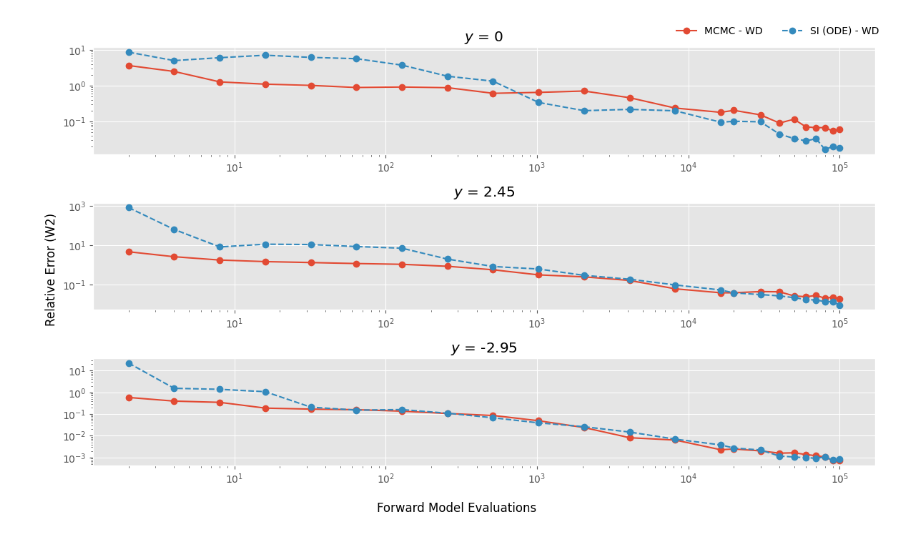
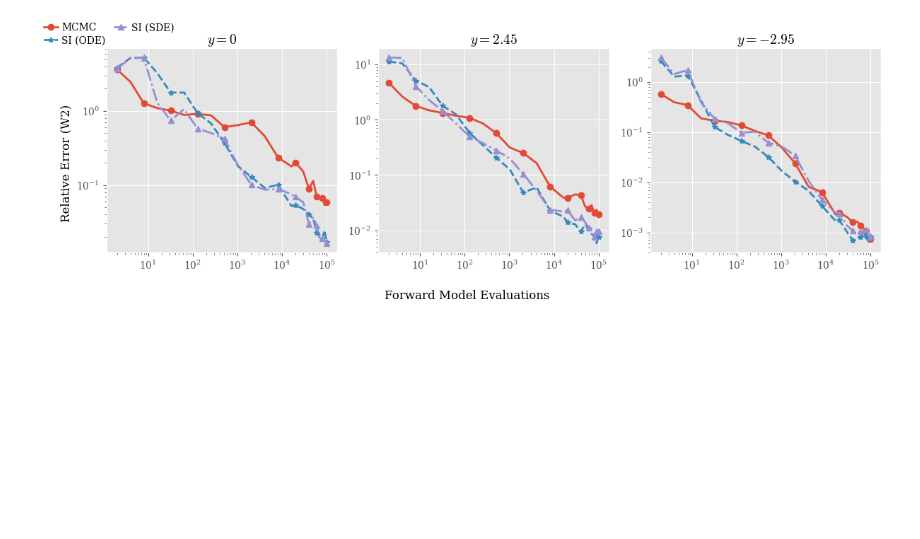
Before and after one commit to abjohnson117/TransportVsMcmcExperiments, a Jupyter notebook: 8gaussians/conv_plots.ipynb, the cells around one changed output. Saved outputs shown, nothing was run; the diff lists cells and outputs as text; code cells hidden in the pictures; blank space fills up the shorter version.

```diff
--- a/8gaussians/conv_plots.ipynb
+++ b/8gaussians/conv_plots.ipynb
@@ -3,6 +3,13 @@ import numpy as np
 import matplotlib.pyplot as plt
 
 plt.style.use("ggplot")
+
+import matplotlib as mpl
+
+mpl.rcParams.update({
+    "font.family": "serif",
+    "mathtext.fontset": "cm",   # Computer Modern math
+})
 # %%
 si_array = np.zeros((10, 23))
 for i in range(10):
@@ -39,40 +46,61 @@ mcmc_0 = np.load("mcmc_results_0/avg_wd_mcmc.npy")
 mcmc_2 = np.load("mcmc_results_2/avg_wd_mcmc.npy")
 sample_no_list = np.load("sample_no_list.npy").tolist()
 # %%
-fig, ax = plt.subplots(3, 1, figsize=(12,7))
+eps = 1e-300
 
-ax[0].plot(sample_no_list, mcmc_0, marker="o", label="MCMC - WD")
-ax[0].plot(sample_no_list, ode_mean0, marker="o", linestyle="dashed", label="SI (ODE) - WD")
-# ax[0].plot(sample_no_list, sde_mean0, marker="o", linestyle="dotted", label="SI (SDE) - WD")
+fig, ax = plt.subplots(1, 3, figsize=(12,4))
+
+ax[0].plot(sample_no_list, mcmc_0, marker="o", label="MCMC", markevery=2, linewidth=2, markersize=6,)
+imode0, = ax[0].plot(sample_no_list, ode_mean0, marker="*", linestyle="dashed", label="SI (ODE)", linewidth=2, markersize=6, markevery=2)
+# ax[0].fill_between(sample_no_list, np.clip(l_ode_0, eps, None), np.clip(h_ode_0, eps, None), alpha=0.12, color=imode0.get_color())
+imsde0, = ax[0].plot(sample_no_list, sde_mean0, marker="^", linestyle="dashdot", label="SI (SDE)", markevery=2, linewidth=2, markersize=6,)
+# ax[0].fill_between(sample_no_list, np.clip(l_sde_0, eps, None), np.clip(h_sde_0, eps, None), alpha=0.12, color=imsde0.get_color())
+# imker0, = ax[0].plot(sample_no_list, ker_mean0, marker="P", linestyle="dotted", label="SI (Ker)", markevery=2, linewidth=2, markersize=6,)
+# ax[0].fill_between(sample_no_list, np.clip(l_ker_0, eps, None), np.clip(h_ker_0, eps, None), alpha=0.12, color=imker0.get_color())
 ax[0].set_xscale("log")
 ax[0].set_yscale("log")
-ax[0].set_title(r"$y$ = 0")
+ax[0].set_title(r"$y = 0$", fontsize=14, pad=4)
 
-ax[1].plot(sample_no_list, mcmc_2, marker="o")
-ax[1].plot(sample_no_list, ode_mean2, marker="o", linestyle="dashed")
-# ax[1].plot(sample_no_list, sde_mean2, marker="o", linestyle="dotted")
+ax[1].plot(sample_no_list, mcmc_2, marker="o", markevery=2, linewidth=2, markersize=6,)
+imode1, = ax[1].plot(sample_no_list, ode_mean2, marker="*", linestyle="dashed", linewidth=2, markersize=6, markevery=2)
+# ax[1].fill_between(sample_no_list, np.clip(l_ode_1, eps + 0.002, None), np.clip(h_ode_1, eps, None), alpha=0.12, color=imode1.get_color())
+imsde1, = ax[1].plot(sample_no_list, sde_mean2, marker="^", linestyle="dashdot", markevery=2, linewidth=2, markersize=6,)
+# ax[1].fill_between(sample_no_list, np.clip(l_sde_1, eps, None), np.clip(h_sde_1, eps, None), alpha=0.12, color=imsde1.get_color())
+# imker1, = ax[1].plot(sample_no_list, ker_mean_0, marker="P", linestyle="dotted", label="SI (Ker) - WD", markevery=2, linewidth=2, markersize=6,)
+# ax[1].fill_between(sample_no_list, np.clip(l_ker_1, eps, None), np.clip(h_ker_1, eps, None), alpha=0.12, color=imker1.get_color())
 ax[1].set_xscale("log")
 ax[1].set_yscale("log")
-ax[1].set_title(r"$y$ = 2.45")
+ax[1].set_title(r"$y = 2.45$", fontsize=14, pad=4)
 
-ax[2].plot(sample_no_list, mcmc_3, marker="o")
-ax[2].plot(sample_no_list, ode_mean3, marker="o", linestyle="dashed")
-# ax[2].plot(sample_no_list, sde_mean3, marker="o", linestyle="dotted")
+ax[2].plot(sample_no_list, mcmc_3, marker="o", markevery=2, linewidth=2, markersize=6,)
+imode2, = ax[2].plot(sample_no_list, ode_mean3, marker="*", linestyle="dashed", linewidth=2, markersize=6, markevery=2)
+# ax[2].fill_between(sample_no_list, np.clip(l_ode_4, eps, None), np.clip(h_ode_4, eps, None), alpha=0.12, color=imode2.get_color())
+imsde2, = ax[2].plot(sample_no_list, sde_mean3, marker="^", linestyle="dashdot", markevery=2, linewidth=2, markersize=6,)
+# ax[2].fill_between(sample_no_list, np.clip(l_sde_4, eps, None), np.clip(h_sde_4, eps, None), alpha=0.12, color=imsde2.get_color())
+# imker2, = ax[2].plot(sample_no_list, ker_mean_4, marker="P", linestyle="dotted", markevery=2, linewidth=2, markersize=6,)
+# ax[2].fill_between(sample_no_list, np.clip(l_ker_4, eps, None), np.clip(h_ker_4, eps, None), alpha=0.12, color=imker2.get_color())
 ax[2].set_xscale("log")
 ax[2].set_yscale("log")
-ax[2].set_title(r"$y$ = -2.95")
+ax[2].set_title(r"$y = -2.95$", fontsize=14, pad=4)
 
 fig.supylabel("Relative Error (W2)")
 fig.supxlabel("Forward Model Evaluations")
 handles, labels = ax[0].get_legend_handles_labels()
 fig.legend(
     handles,
     labels,
-    loc="upper right",
-    ncol=3,
-    frameon=False
+    loc="upper left",
+    ncol=2,
+    frameon=False,
+    fontsize=10,          # or smaller if needed
+    handlelength=1.4,     # length of line samples
+    handletextpad=0.4,    # space between handle and text
+    columnspacing=0.8,    # space between columns
+    labelspacing=0.3,     # vertical space between rows
+    borderaxespad=0.2,    # distance to axes
 )
 
 plt.tight_layout()
+plt.savefig("images/conv_plot_8gauss.pdf")
 # %% [output]
-[figure, old version]
+[figure, new version]
```
Also changed, not shown: 24 other files.
